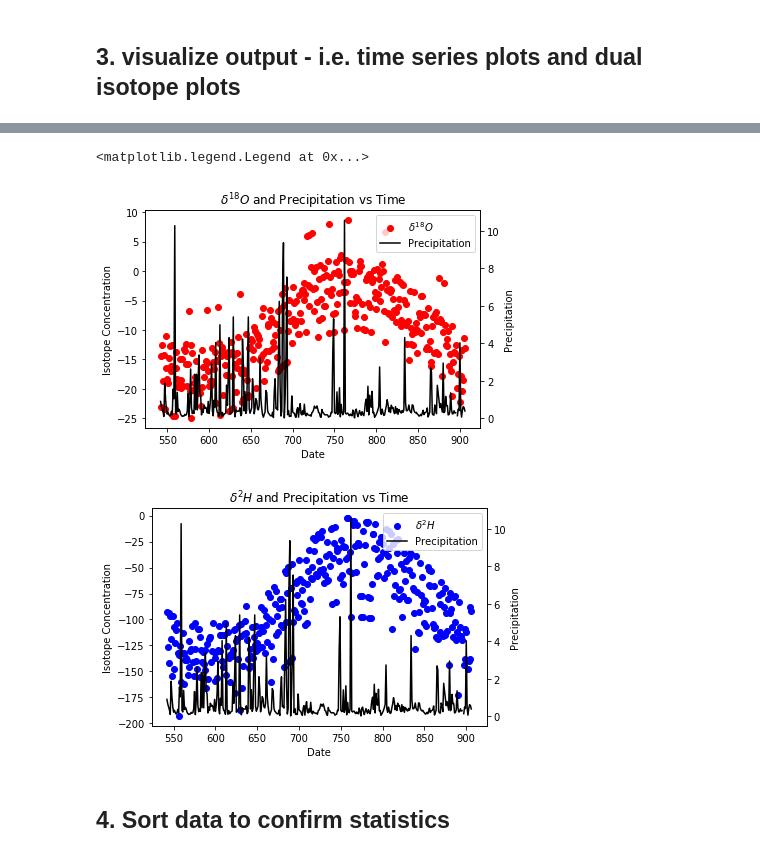
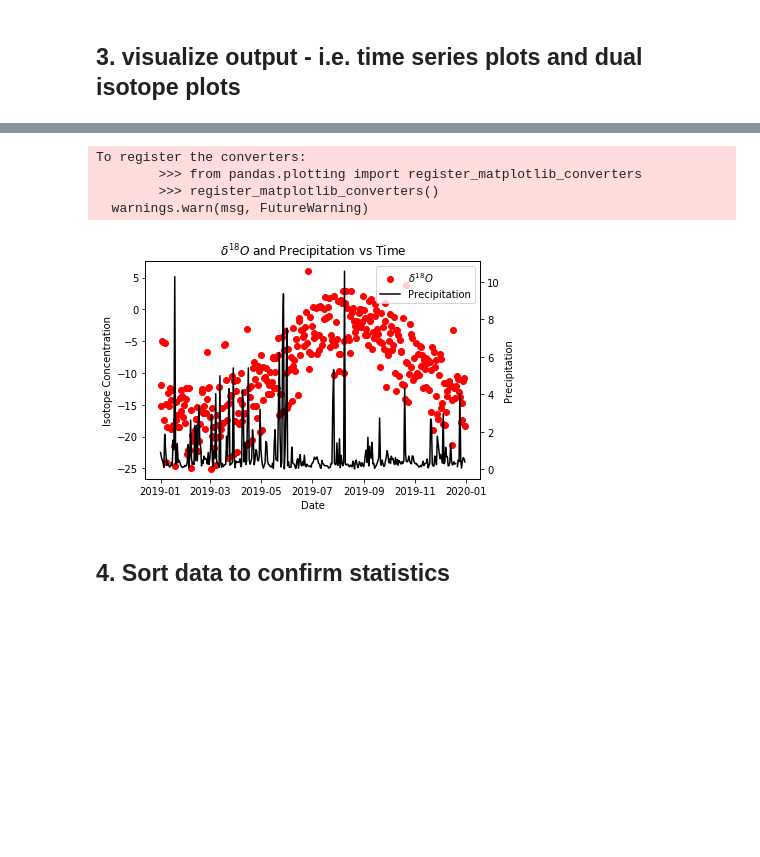
Before and after one commit to cfinkenbiner/Temporal_Downscaling_NEON_Pisotopes, a Jupyter notebook: Code_Main.ipynb, the cells around one changed output, grey strips where cells are left out. Saved outputs shown, nothing was run; the diff lists cells and outputs as text; code cells hidden in the pictures; blank space fills up the shorter version.

```diff
--- a/Code_Main.ipynb
+++ b/Code_Main.ipynb
@@ -291,7 +293,7 @@ mask = (df_timeseries['DateTime'] >= start_date) & (df_timeseries['DateTime'] <=
 df_timeseries = df_timeseries.loc[mask]
 
 # assigning variables
-t = df_timeseries.index
+t = df_timeseries['DateTime']
 P = df_timeseries['Total P']
 d2H = df_timeseries['d2H_1']
 d18O = df_timeseries['d18O_1']
@@ -314,41 +316,45 @@ plt.legend(loc="lower right")
 # %%
 # creating an isotope and precipitation vs time plot
 
 # d18O plot
 fig, ax1 = plt.subplots()
 ax2 = ax1.twinx()
 
 ax1.plot(t, d18O, 'o', color='red', label='$\delta^{18}O$')
 ax2.plot(t, P, color='black', label='Precipitation')
 
 ax1.set_title('$\delta^{18}O$ and Precipitation vs Time')
 ax1.set_xlabel('Date')
 ax1.set_ylabel('Isotope Concentration')
 ax2.set_ylabel('Precipitation')
 
 lines, labels = ax1.get_legend_handles_labels()
 lines2, labels2 = ax2.get_legend_handles_labels()
 ax2.legend(lines + lines2, labels + labels2, loc=0)
 
+plt.savefig(ROOTDIR+'/FIGURES/'+'d18O_Plot', transparent=True)
+
 # d2H plot
-fig, ax3 = plt.subplots()
-ax4 = ax3.twinx()
+#fig, ax3 = plt.subplots()
+#ax4 = ax3.twinx()
 
-ax3.plot(t, d2H, 'o', color='blue', label='$\delta^{2}H$')
-ax4.plot(t, P, color='black', label='Precipitation')
+#ax3.plot(t, d2H, 'o', color='blue', label='$\delta^{2}H$')
+#ax4.plot(t, P, color='black', label='Precipitation')
 
-ax3.set_title('$\delta^{2}H$ and Precipitation vs Time')
-ax3.set_xlabel('Date')
-ax3.set_ylabel('Isotope Concentration')
-ax4.set_ylabel('Precipitation')
+#ax3.set_title('$\delta^{2}H$ and Precipitation vs Time')
+#ax3.set_xlabel('Date')
+#ax3.set_ylabel('Isotope Concentration')
+#ax4.set_ylabel('Precipitation')
 
-lines3, labels3 = ax3.get_legend_handles_labels()
-lines4, labels4 = ax4.get_legend_handles_labels()
-ax4.legend(lines3 + lines4, labels3 + labels4, loc=0)
+#lines3, labels3 = ax3.get_legend_handles_labels()
+#lines4, labels4 = ax4.get_legend_handles_labels()
+#ax4.legend(lines3 + lines4, labels3 + labels4, loc=0)
 # %% [output]
-<matplotlib.legend.Legend at 0x...>
+To register the converters:
+        >>> from pandas.plotting import register_matplotlib_converters
+        >>> register_matplotlib_converters()
+  warnings.warn(msg, FutureWarning)
-[figure, old version]
+[figure, new version]
-[figure, removed]
 # %% [markdown]
 ## 4. Sort data to confirm statistics
 # %%
```
Also changed, not shown: parts of 4 cells of this notebook, 47 other files.
